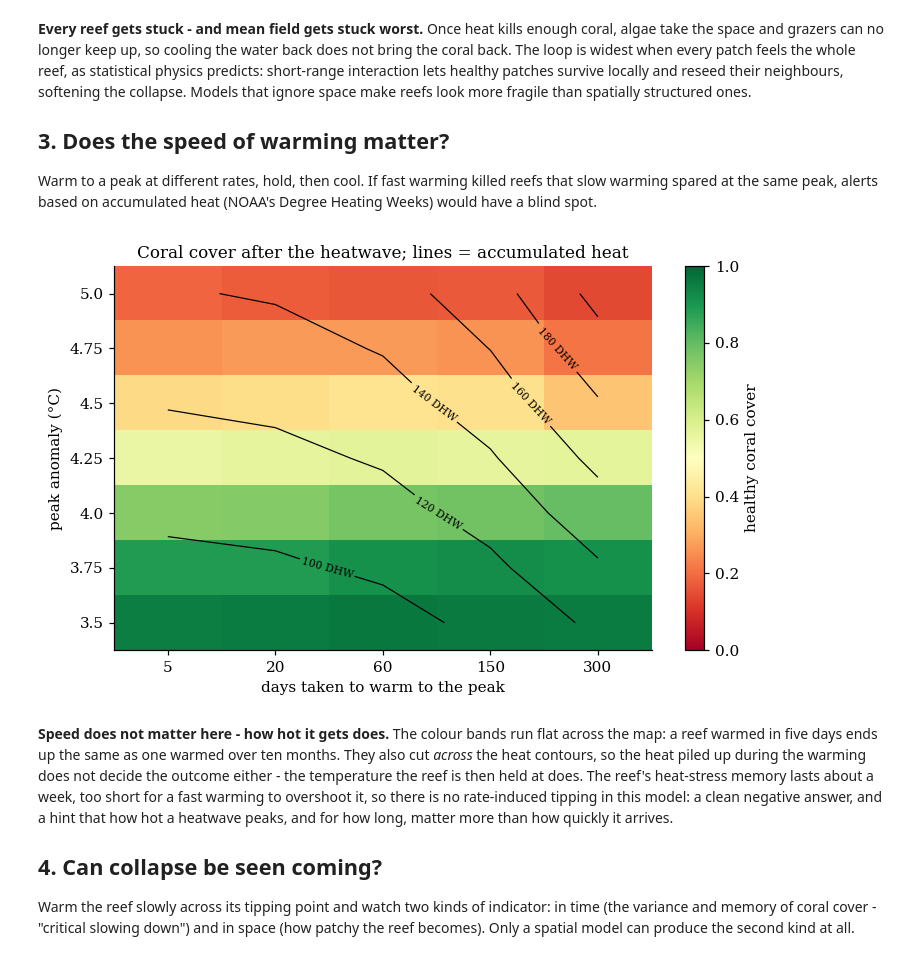
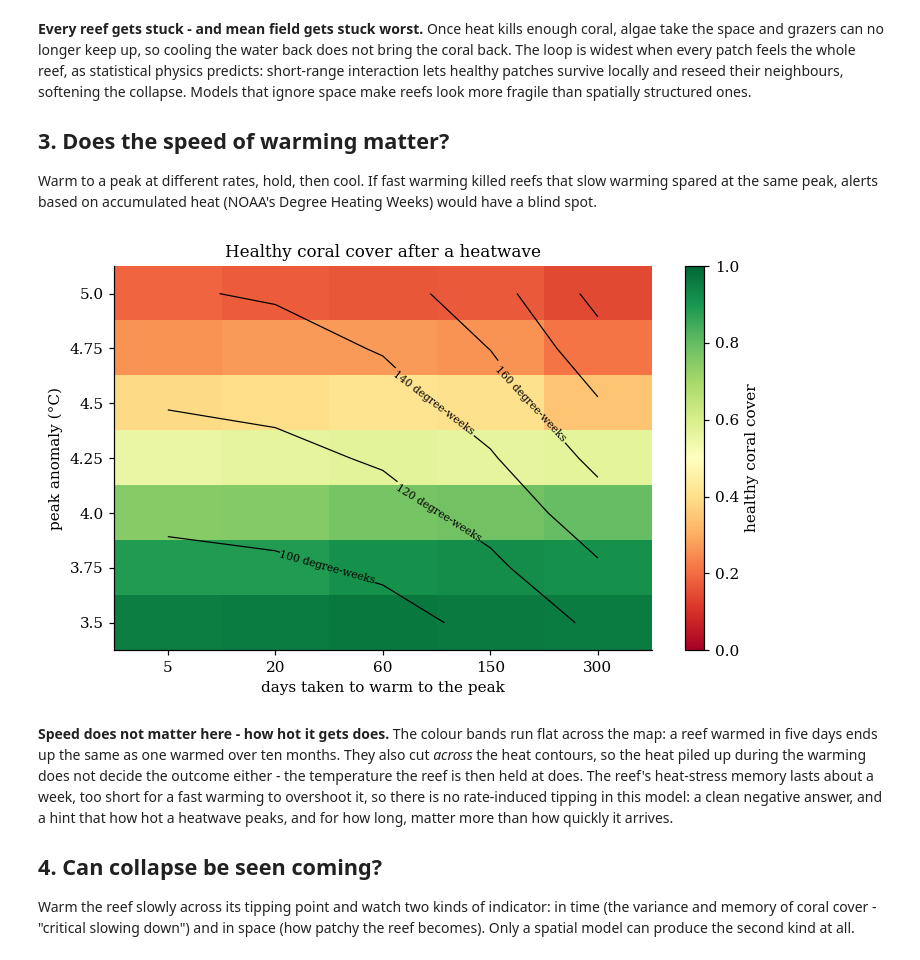
Before and after one commit to kevingrainger/Portfolio, a Jupyter notebook: 001-coral-reef-tipping-points/coral_potts.ipynb, the cells around one changed output. Cells and saved outputs as stored; diff of their text form; code cells hidden in the pictures.

Commit message:
003 coral reef and 005 Po Valley rewritten in the 001/002 style: context, equations, guided timeline steps, plain figure titles

```diff
--- a/001-coral-reef-tipping-points/coral_potts.ipynb
+++ b/001-coral-reef-tipping-points/coral_potts.ipynb
@@ -110,30 +110,30 @@ Heating Weeks) would have a blind spot.
 # %%
 peaks = [3.5, 3.75, 4.0, 4.25, 4.5, 4.75, 5.0]
 ramp_days = [5, 20, 60, 150, 300]
 final = np.zeros((len(peaks), len(ramp_days)))
 heat = np.zeros_like(final)
 for i, p in enumerate(peaks):
     for j, d in enumerate(ramp_days):
         sched, cover, _ = cm.ramp(p, d, hold_days=240, recover_days=250, seed=1)
         final[i, j] = cover[-1]
         heat[i, j] = np.sum(np.maximum(sched - 1.0, 0)) / 7      # degree-heating-weeks above the bleaching threshold
 
 fig, ax = plt.subplots(figsize=(7, 4.4))
 im = ax.imshow(final, origin='lower', cmap='RdYlGn', vmin=0, vmax=1, aspect='auto')
 cs = ax.contour(heat, colors='k', linewidths=0.8, levels=6)
-ax.clabel(cs, fmt='%.0f DHW', fontsize=7)
+ax.clabel(cs, fmt='%.0f degree-weeks', fontsize=7)
 ax.set_xticks(range(len(ramp_days))); ax.set_xticklabels(ramp_days)
 ax.set_yticks(range(len(peaks))); ax.set_yticklabels(peaks)
 ax.set_xlabel('days taken to warm to the peak')
 ax.set_ylabel('peak anomaly (°C)')
-ax.set_title('Coral cover after the heatwave; lines = accumulated heat')
+ax.set_title('Healthy coral cover after a heatwave')
 fig.colorbar(im, label='healthy coral cover')
 ax.grid(False)
 fig.tight_layout()
 figstyle.save(fig, 'figures/fig3_rate_map')
 plt.show()
 # %% [output]
-[figure, old version]
+[figure, new version]
 # %% [markdown]
 **Speed does not matter here - how hot it gets does.** The colour bands run flat across
 the map: a reef warmed in five days ends up the same as one warmed over ten months. They
```
Also changed, not shown: parts of 3 cells of this notebook, 49 other files.
